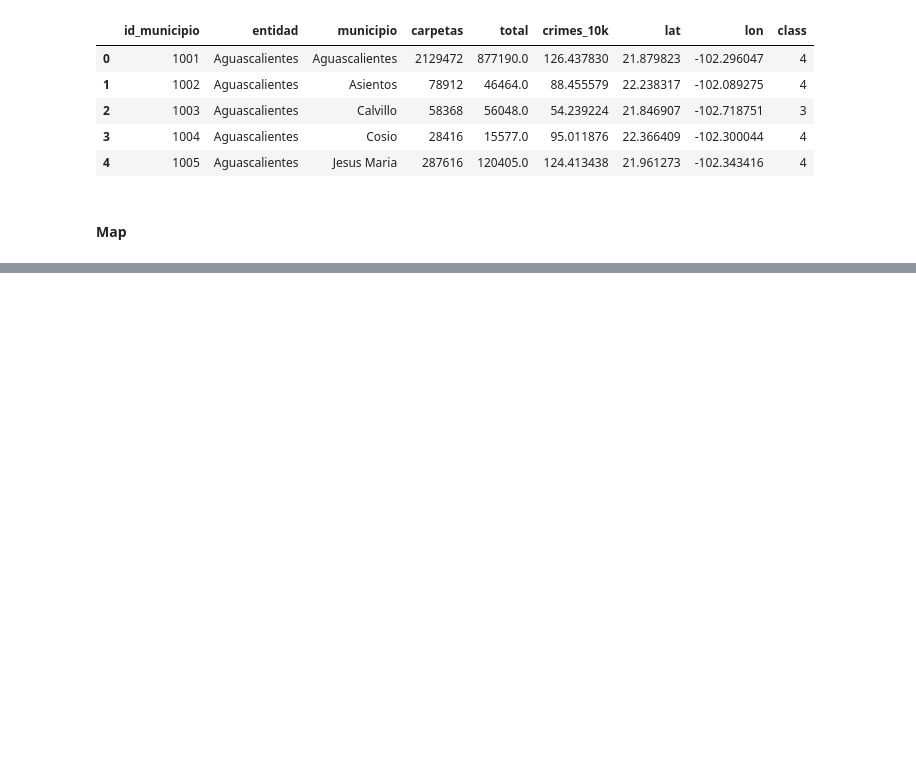
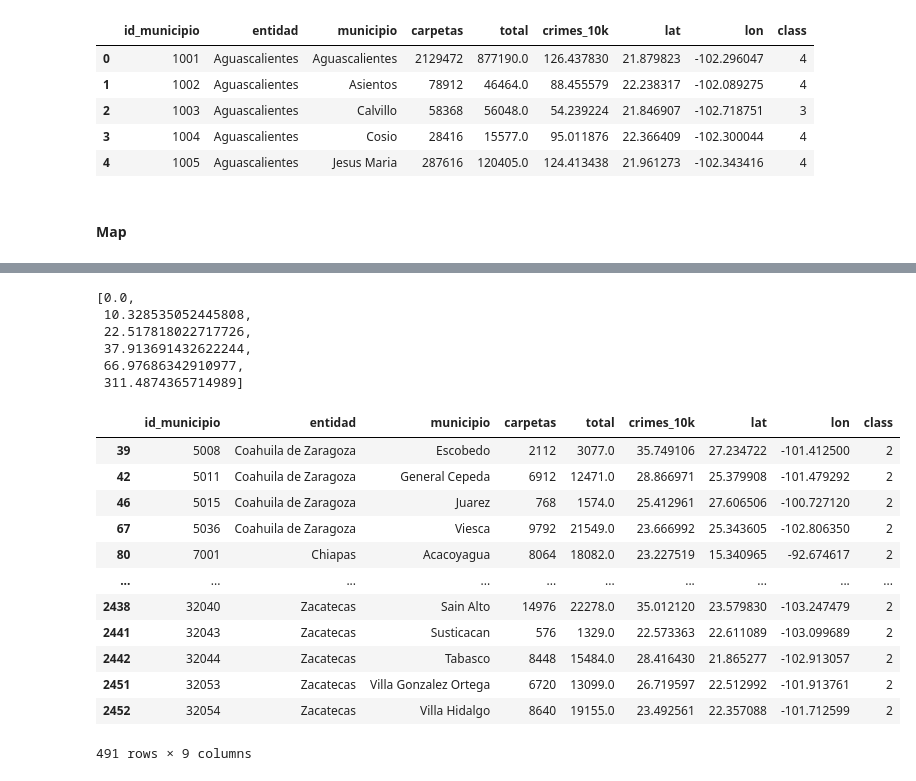
Before and after one commit to kevinmiguel97/Criminality-Analysis-Mexico, a Jupyter notebook: Crime_analysis.ipynb, the cells around one changed output, grey strips where cells are left out. Drawn from its saved outputs; the diff is of its cells as text; code cells hidden in the pictures; blank space fills up the shorter version.

```diff
--- a/Crime_analysis.ipynb
+++ b/Crime_analysis.ipynb
@@ -822,3 +813,28 @@ Try using .loc[row_indexer,col_indexer] = value instead
 See the caveats in the documentation: https://pandas.pydata.org/pandas-docs/stable/user_guide/indexing.html#returning-a-view-versus-a-copy
   data['map_input'] = data.apply(lambda x: [x['lat'], x['lon'], x['crimes_10k']], axis=1)
 [interactive output not drawn]
+# %%
+limits
+# %% [output]
+[0.0,
+ 10.328535052445808,
+ 22.517818022717726,
+ 37.913691432622244,
+ 66.97686342910977,
+ 311.4874365714989]
+# %%
+data[data['class'] == 2]
+# %% [output]
+|  | id_municipio | entidad | municipio | carpetas | total | crimes_10k | lat | lon | class |
+| 39 | 5008 | Coahuila de Zaragoza | Escobedo | 2112 | 3077.0 | 35.749106 | 27.234722 | -101.412500 | 2 |
+| 42 | 5011 | Coahuila de Zaragoza | General Cepeda | 6912 | 12471.0 | 28.866971 | 25.379908 | -101.479292 | 2 |
+| 46 | 5015 | Coahuila de Zaragoza | Juarez | 768 | 1574.0 | 25.412961 | 27.606506 | -100.727120 | 2 |
+| 67 | 5036 | Coahuila de Zaragoza | Viesca | 9792 | 21549.0 | 23.666992 | 25.343605 | -102.806350 | 2 |
+| 80 | 7001 | Chiapas | Acacoyagua | 8064 | 18082.0 | 23.227519 | 15.340965 | -92.674617 | 2 |
+| ... | ... | ... | ... | ... | ... | ... | ... | ... | ... |
+| 2438 | 32040 | Zacatecas | Sain Alto | 14976 | 22278.0 | 35.012120 | 23.579830 | -103.247479 | 2 |
+| 2441 | 32043 | Zacatecas | Susticacan | 576 | 1329.0 | 22.573363 | 22.611089 | -103.099689 | 2 |
+| 2442 | 32044 | Zacatecas | Tabasco | 8448 | 15484.0 | 28.416430 | 21.865277 | -102.913057 | 2 |
+| 2451 | 32053 | Zacatecas | Villa Gonzalez Ortega | 6720 | 13099.0 | 26.719597 | 22.512992 | -101.913761 | 2 |
+| 2452 | 32054 | Zacatecas | Villa Hidalgo | 8640 | 19155.0 | 23.492561 | 22.357088 | -101.712599 | 2 |
+491 rows × 9 columns
```
Also changed, not shown: parts of 3 cells of this notebook, 2 other files.
